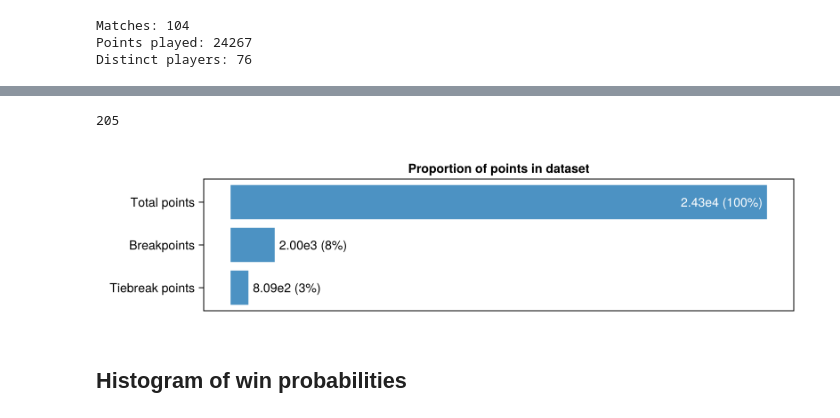
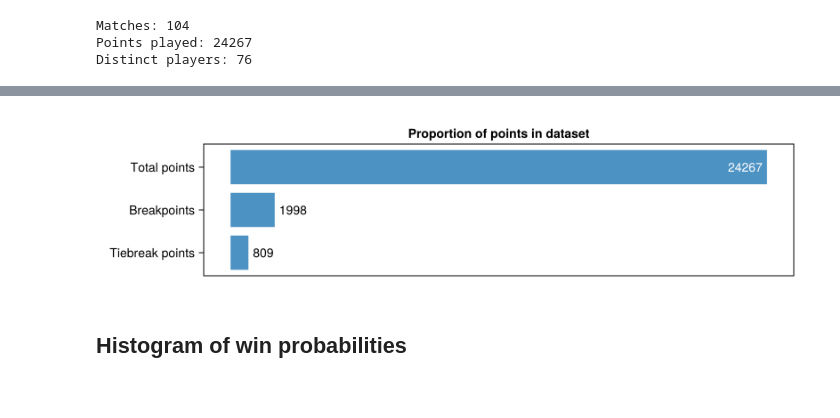
Before and after one commit to VictorKeil/grand-slam-analysis, a Jupyter notebook: Main.ipynb, the cells around one changed output, grey strips where cells are left out. Cells and saved outputs as stored; diff of their text form; code cells hidden in the pictures.

```diff
--- a/Main.ipynb
+++ b/Main.ipynb
@@ -374,40 +470,36 @@ CairoMakie.save(joinpath("figs", "tmnt_player_freq.png"), f)
-# %%
-sum(skipmissing(df.ServerId) .== 1496)
-# %% [output]
-205
 # %%
 n_games = nrow(df)
 n_bp = nrow(df[df.BreakPoint,:])
 n_tb = nrow(df[df.Tiebreaker,:])
 bars = [n_games, n_bp, n_tb]
-labels = [
-    replace(
-        @sprintf("%.2e (%.2d%%)", b, round(100 * b/n_games, sigdigits=2)),
-        r"e\+0" => "e"
-    ) for b in bars
-]
+# labels = [
+#     replace(
+#         @sprintf("%.2e (%.2d%%)", b, round(100 * b/n_games, sigdigits=2)),
+#         r"e\+0" => "e"
+#     ) for b in bars
+# ]
 
 plt = barplot(
     [3,2,1],
     bars,
     axis = (
         title = "Proportion of points in dataset",
         yticks = (1:3, ["Tiebreak points", "Breakpoints", "Total points"]),
         xticksvisible = false,
         xticklabelsvisible = false,
         xgridvisible = false,
         ygridvisible = false,
     ),
-    bar_labels = labels,
+    bar_labels = string.(bars),
     direction = :x,
     figure = (
         size = (800, 200),
     ),
     color_over_bar = :white,
     flip_labels_at = 0.85 * n_games,
 )
 # %% [output]
-[figure, old version]
+[figure, new version]
 # %%
 CairoMakie.save(joinpath("figs", "pointprops.png"), plt)
 # %% [markdown]
```
Also changed, not shown: parts of 8 cells of this notebook, 5 other files.
